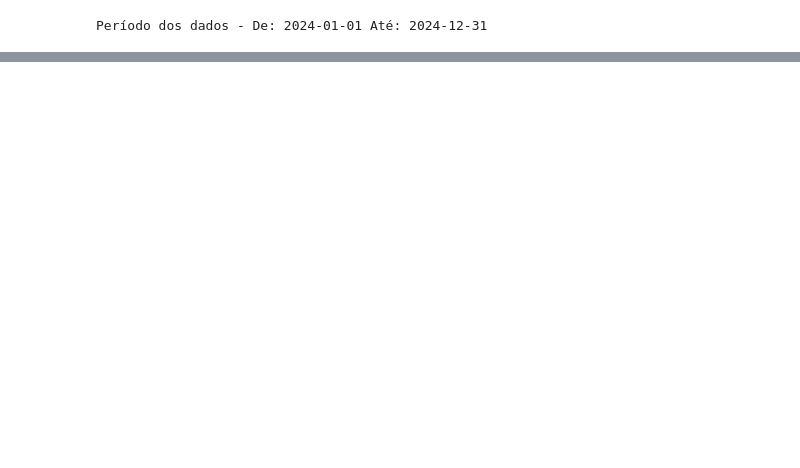
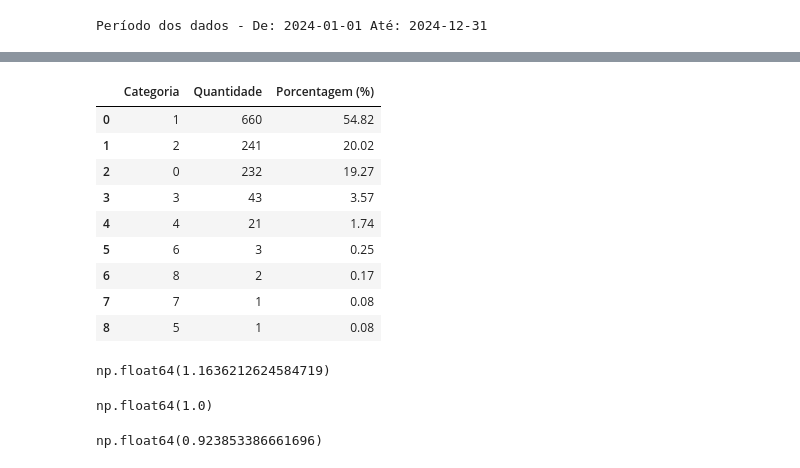
Before and after one commit to WesleyGeilson/Probabilidade-e-Estatistica, a Jupyter notebook: Analise de dados - Prob e estas/main.ipynb, the cells around one changed output, grey strips where cells are left out. Saved outputs shown, nothing was run; the diff lists cells and outputs as text; code cells hidden in the pictures; blank space fills up the shorter version.

```diff
--- a/Analise de dados - Prob e estas/main.ipynb
+++ b/Analise de dados - Prob e estas/main.ipynb
@@ -51,27 +71,0 @@ np.float64(2.330208333333333)
-# %%
-def analisar_distribuicao(df_original, tipo_pista):
-    """
-    Recebe um dataframe e o nome da coluna.
-    Retorna uma tabela com as categorias, quantidade e porcentagem.
-    """
-    # Verifica se a coluna existe para evitar erros
-    if tipo_pista not in df_original.columns:
-        return f"Erro: A coluna '{tipo_pista}' não foi encontrada."
-
-    # Calcula a contagem absoluta (quantas vezes aparece)
-    contagem = df_original[tipo_pista].value_counts()
-
-    # Calcula a porcentagem (frequência relativa)
-    porcentagem = df_original[tipo_pista].value_counts(normalize=True) * 100
-
-    # Cria um DataFrame novo para exibir como tabela bonita
-    tabela = pd.Dataframe({
-        'Categoria': contagem.index,
-        'Quantidade': contagem.values,
-        'Porcentagem (%)': porcentagem.values
-    })
-
-    # Arredonda a porcentagem para 2 casas decimais
-    tabela['Porcentagem (%)'] = tabela['Porcentagem (%)'].round(2)
-
-    return tabela
@@ -140,0 +167,32 @@ except Exception as e:
+# %%
+analisar_distribuicao(df_filtrado,'feridos')
+# %% [output]
+|  | Categoria | Quantidade | Porcentagem (%) |
+| 0 | 1 | 660 | 54.82 |
+| 1 | 2 | 241 | 20.02 |
+| 2 | 0 | 232 | 19.27 |
+| 3 | 3 | 43 | 3.57 |
+| 4 | 4 | 21 | 1.74 |
+| 5 | 6 | 3 | 0.25 |
+| 6 | 8 | 2 | 0.17 |
+| 7 | 7 | 1 | 0.08 |
+| 8 | 5 | 1 | 0.08 |
+# %%
+# Comando utilizado para verificar a média de uma determinada variável
+# Média: É uma medida estatistica onde faz a soma de todos valores do conjunto de dados e divide pela quantidade de dados.
+df_filtrado['feridos'].mean()
+# %% [output]
+np.float64(1.1636212624584719)
+# %%
+# Comando utilizado para verificar a Mediana de uma determinada variável
+#Mediana: É uma medida estatistica utilizada para visualizar demonstrar o valor do meio dos dados
+df_filtrado['feridos'].median()
+# %% [output]
+np.float64(1.0)
+# %%
+# Desvio Padrão
+# O desvio padrão (standard deviation) é a raiz quadrada da variância.
+# Toda discussão em relação à variância populacional Vs. amostral se aplica, com as devidas mudanças, ao desvio padrão.
+df_filtrado['feridos'].std()
+# %% [output]
+np.float64(0.923853386661696)
```
Also changed, not shown: parts of 10 cells of this notebook.
